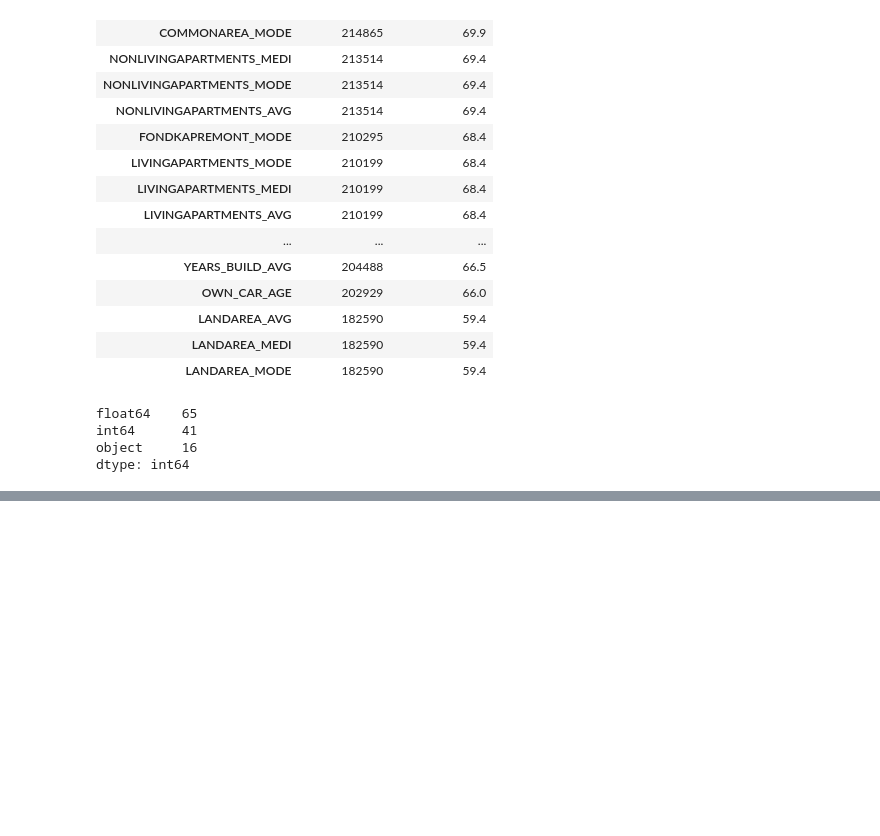
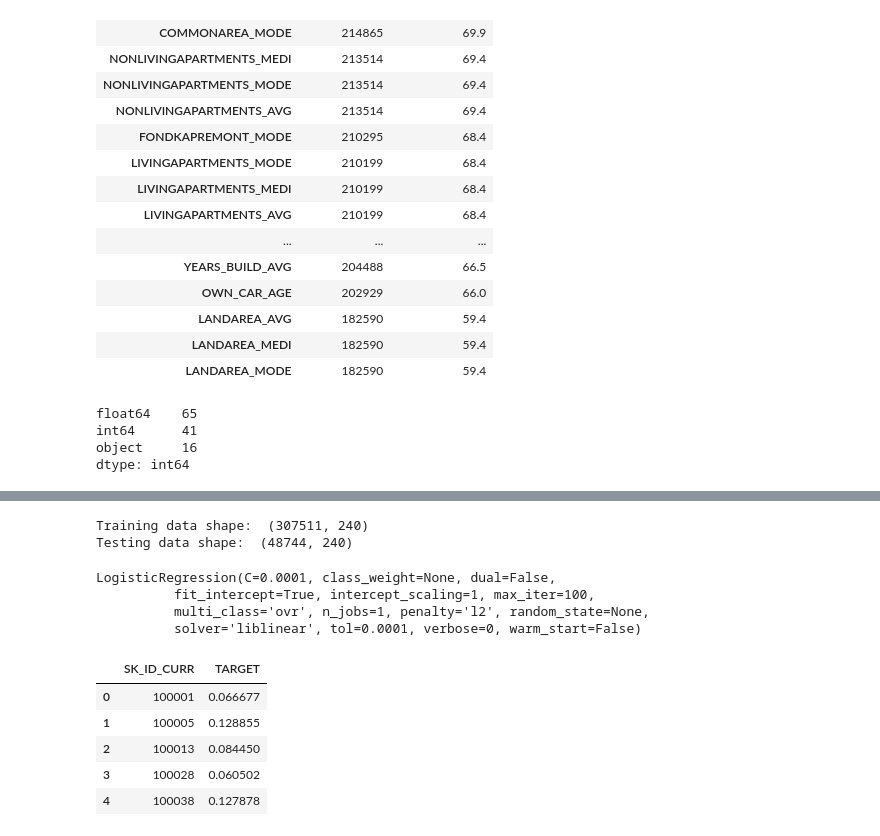
Before and after one commit to i-newton/kaggle_competitions, a Jupyter notebook: home_credit/src/hc_baseline.ipynb, the cells around one changed output, grey strips where cells are left out. Saved outputs shown, nothing was run; the diff lists cells and outputs as text; code cells hidden in the pictures; blank space fills up the shorter version.

```diff
--- a/home_credit/src/hc_baseline.ipynb
+++ b/home_credit/src/hc_baseline.ipynb
@@ -155,0 +273,67 @@ Testing Features shape:  (48744, 238)
+# %%
+from sklearn.preprocessing import MinMaxScaler, Imputer
+
+# Drop the target from the training data
+if 'TARGET' in app_train:
+    train = app_train.drop(columns = ['TARGET'])
+else:
+    train = app_train.copy()
+
+# Feature names
+features = list(train.columns)
+
+# Copy of the testing data
+test = app_test.copy()
+
+# Median imputation of missing values
+imputer = Imputer(strategy = 'median')
+
+# Scale each feature to 0-1
+scaler = MinMaxScaler(feature_range = (0, 1))
+
+# Fit on the training data
+imputer.fit(train)
+
+# Transform both training and testing data
+train = imputer.transform(train)
+test = imputer.transform(app_test)
+
+# Repeat with the scaler
+scaler.fit(train)
+train = scaler.transform(train)
+test = scaler.transform(test)
+
+print('Training data shape: ', train.shape)
+print('Testing data shape: ', test.shape)
+# %% [output]
+Training data shape:  (307511, 240)
+Testing data shape:  (48744, 240)
+# %%
+from sklearn.linear_model import LogisticRegression
+
+# Make the model with the specified regularization parameter
+log_reg = LogisticRegression(C = 0.0001)
+
+# Train on the training data
+log_reg.fit(train, train_labels)
+# %% [output]
+LogisticRegression(C=0.0001, class_weight=None, dual=False,
+          fit_intercept=True, intercept_scaling=1, max_iter=100,
+          multi_class='ovr', n_jobs=1, penalty='l2', random_state=None,
+          solver='liblinear', tol=0.0001, verbose=0, warm_start=False)
+# %%
+# Make sure to select the second column only
+log_reg_pred = log_reg.predict_proba(test)[:, 1]
+# %%
+# Submission dataframe
+submit = app_test[['SK_ID_CURR']]
+submit['TARGET'] = log_reg_pred
+
+submit.head()
+# %% [output]
+|  | SK_ID_CURR | TARGET |
+| 0 | 100001 | 0.066677 |
+| 1 | 100005 | 0.128855 |
+| 2 | 100013 | 0.084450 |
+| 3 | 100028 | 0.060502 |
+| 4 | 100038 | 0.127878 |
```
Also changed, not shown: parts of 21 cells of this notebook.
